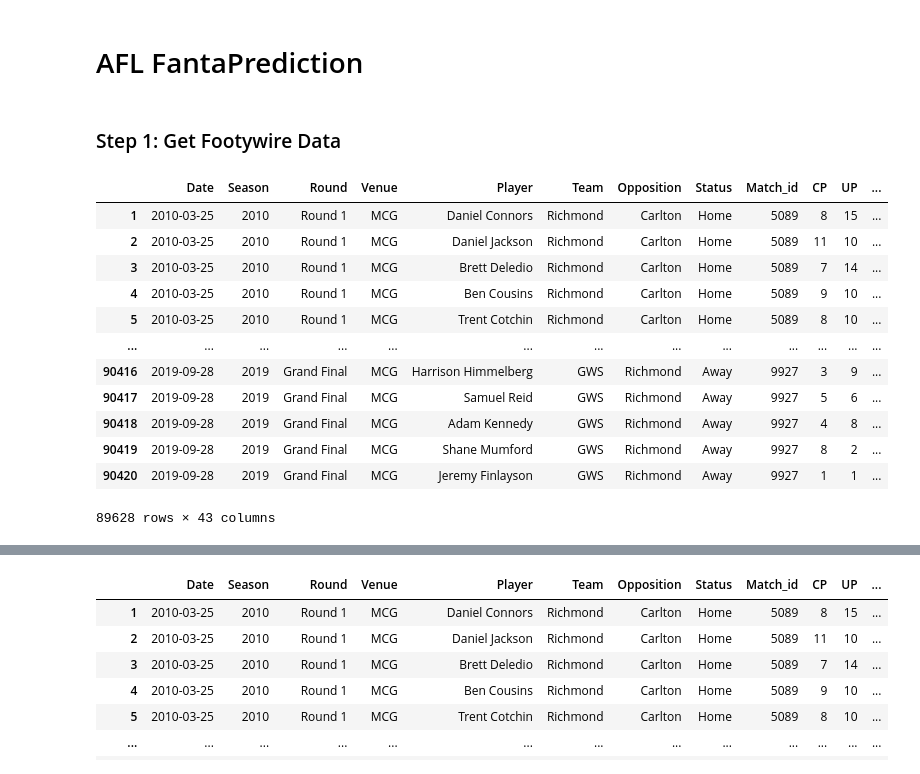
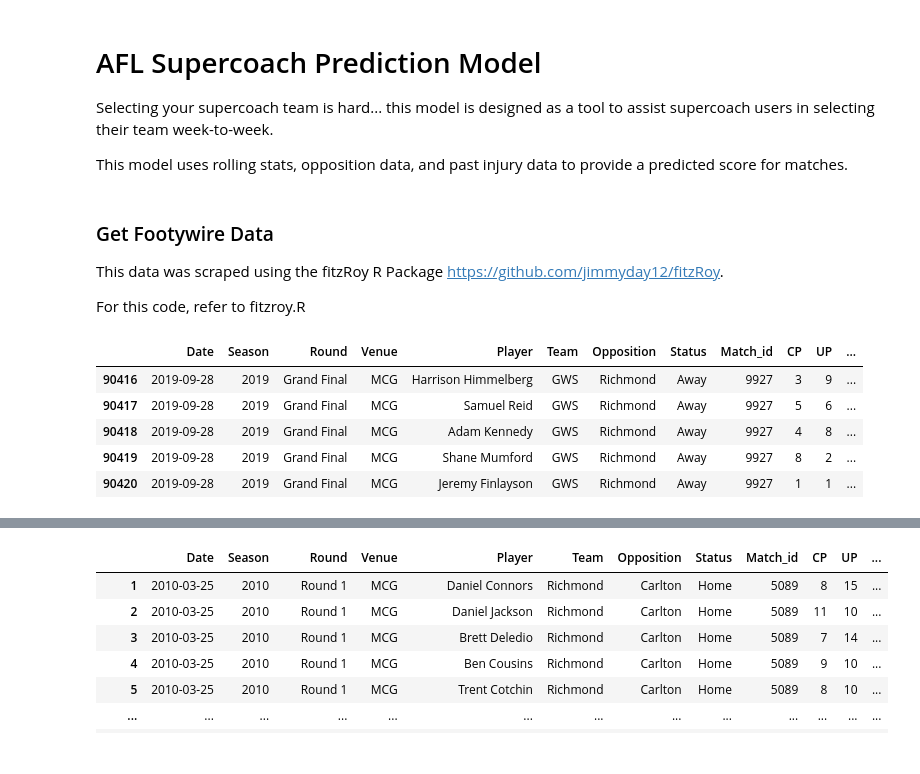
Before and after one commit to mark-richards/afl-eda, a Jupyter notebook: footywire-fantasy-prediction.ipynb, the cells around one changed output, grey strips where cells are left out. Cells and saved outputs as stored; diff of their text form; code cells hidden in the pictures.

```diff
--- a/footywire-fantasy-prediction.ipynb
+++ b/footywire-fantasy-prediction.ipynb
@@ -1,5 +1,8 @@
-# %% [markdown]
-# AFL FantaPrediction
+# %% [markdown]
+# AFL Supercoach Prediction Model
+Selecting your supercoach team is hard... this model is designed as a tool to assist supercoach users in selecting their team week-to-week.
+
+This model uses rolling stats, opposition data, and past injury data to provide a predicted score for matches.
 # %%
 import numpy as np
 import pandas as pd
@@ -8,25 +11,21 @@ import matplotlib.pyplot as plt
 from scipy import stats
 pd.set_option('display.max_columns', 999)
 pd.set_option('display.max_rows', 30)
-# %% [markdown]
-### Step 1: Get Footywire Data
+# %% [markdown]
+### Get Footywire Data
+This data was scraped using the fitzRoy R Package https://github.com/jimmyday12/fitzRoy.
+
+For this code, refer to fitzroy.R
 # %%
 # Get footywire match data with a row for each player
 df_footywire_data = pd.read_csv(r'inputs/footywire_player_matches.csv', index_col=0)
 # Drop duplicates
 df_footywire_data = df_footywire_data.drop_duplicates()
-df_footywire_data
+df_footywire_data.tail(5)
 # %% [output]
 |  | Date | Season | Round | Venue | Player | Team | Opposition | Status | Match_id | CP | UP | ... |
-| 1 | 2010-03-25 | 2010 | Round 1 | MCG | Daniel Connors | Richmond | Carlton | Home | 5089 | 8 | 15 | ... |
-| 2 | 2010-03-25 | 2010 | Round 1 | MCG | Daniel Jackson | Richmond | Carlton | Home | 5089 | 11 | 10 | ... |
-| 3 | 2010-03-25 | 2010 | Round 1 | MCG | Brett Deledio | Richmond | Carlton | Home | 5089 | 7 | 14 | ... |
-| 4 | 2010-03-25 | 2010 | Round 1 | MCG | Ben Cousins | Richmond | Carlton | Home | 5089 | 9 | 10 | ... |
-| 5 | 2010-03-25 | 2010 | Round 1 | MCG | Trent Cotchin | Richmond | Carlton | Home | 5089 | 8 | 10 | ... |
-| ... | ... | ... | ... | ... | ... | ... | ... | ... | ... | ... | ... | ... |
 | 90416 | 2019-09-28 | 2019 | Grand Final | MCG | Harrison Himmelberg | GWS | Richmond | Away | 9927 | 3 | 9 | ... |
 | 90417 | 2019-09-28 | 2019 | Grand Final | MCG | Samuel Reid | GWS | Richmond | Away | 9927 | 5 | 6 | ... |
 | 90418 | 2019-09-28 | 2019 | Grand Final | MCG | Adam Kennedy | GWS | Richmond | Away | 9927 | 4 | 8 | ... |
 | 90419 | 2019-09-28 | 2019 | Grand Final | MCG | Shane Mumford | GWS | Richmond | Away | 9927 | 8 | 2 | ... |
 | 90420 | 2019-09-28 | 2019 | Grand Final | MCG | Jeremy Finlayson | GWS | Richmond | Away | 9927 | 1 | 1 | ... |
-89628 rows × 43 columns
```
Also changed, not shown: parts of 52 cells of this notebook, 1 other file.
